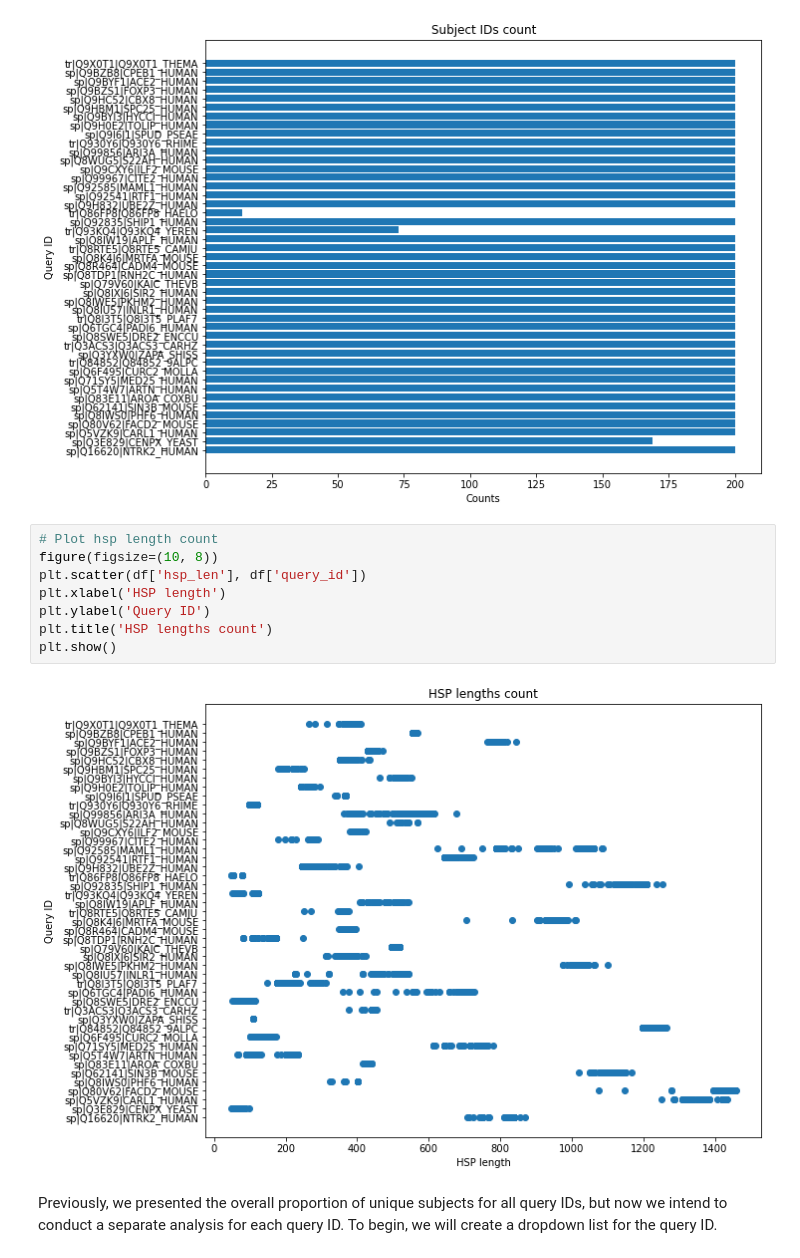
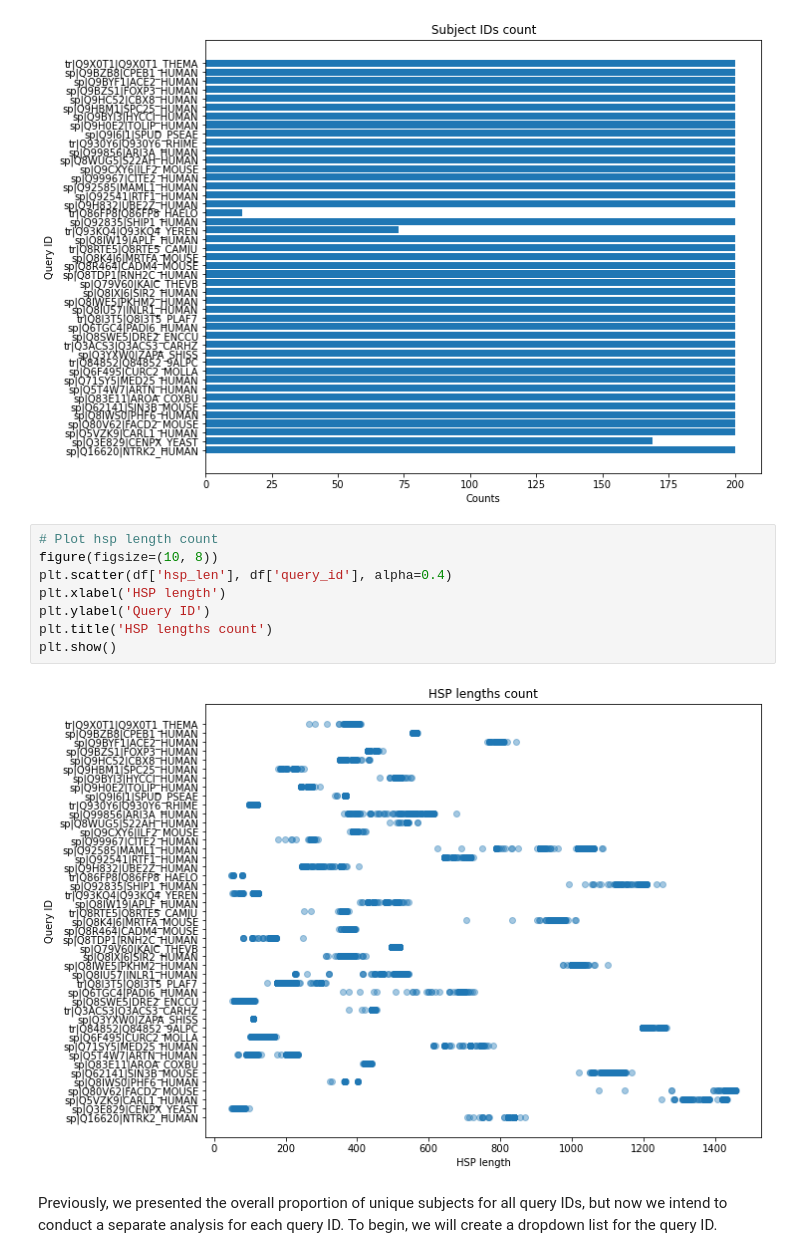
Before and after one commit to AlyaHarvelle/HMMER, a Jupyter notebook: MSA_1404.ipynb, the cells around one changed output. Drawn from its saved outputs; the diff is of its cells as text.

```diff
--- a/MSA_1404.ipynb
+++ b/MSA_1404.ipynb
@@ -116,13 +124,13 @@ plt.show()
 # %%
 # Plot hsp length count
 figure(figsize=(10, 8))
-plt.scatter(df['hsp_len'], df['query_id'])
+plt.scatter(df['hsp_len'], df['query_id'], alpha=0.4)
 plt.xlabel('HSP length')
 plt.ylabel('Query ID')
 plt.title('HSP lengths count')
 plt.show()
 # %% [output]
-[figure, old version]
+[figure, new version]
 # %% [markdown]
 Previously, we presented the overall proportion of unique subjects for all query IDs, but now we intend to conduct a separate analysis for each query ID. To begin, we will create a dropdown list for the query ID.
 # %%
```
Also changed, not shown: parts of 13 cells of this notebook.
